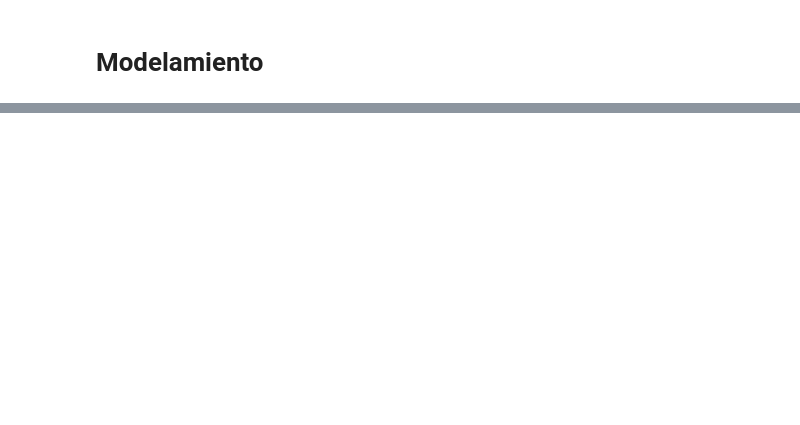
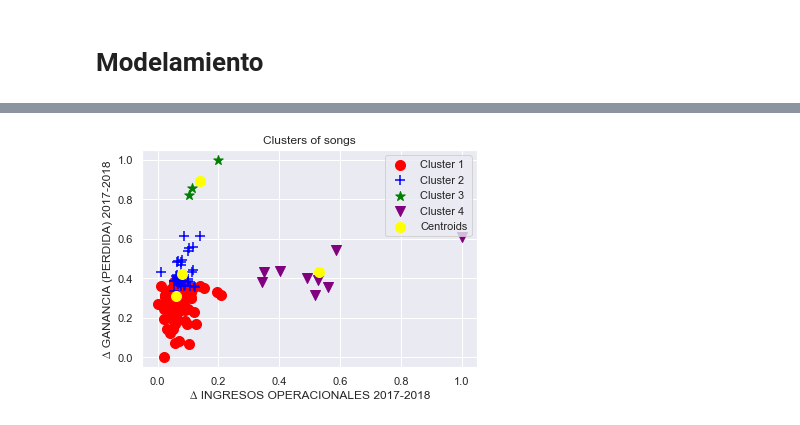
Before and after one commit to PedroVallejoSeade/Laboratorio-2---Clustering, a Jupyter notebook: K-means.ipynb, the cells around one changed output, grey strips where cells are left out. Drawn from its saved outputs; the diff is of its cells as text; code cells hidden in the pictures; blank space fills up the shorter version.

```diff
--- a/K-means.ipynb
+++ b/K-means.ipynb
@@ -240,0 +310,21 @@ df_prep_norm.describe()
+# %%
+#Transformar el contenido de las columnas a arreglo
+cols_number = df_prep_norm.to_numpy()
+cols_number
+
+name_cols_number = ['∆ INGRESOS OPERACIONALES 2017-2018', '∆ GANANCIA (PERDIDA) 2017-2018', '∆ TOTAL PATRIMONIO 2017-2018']
+# %%
+# Dibujar las primeras dos columnas utilizadas en el clustering que están en la posición 0 y 1
+plt.scatter(cols_number[kmeans.labels_ == 0, 0], cols_number[kmeans.labels_ == 0, 1], s = 100, marker='o', c = 'red', label = 'Cluster 1')
+plt.scatter(cols_number[kmeans.labels_ == 1, 0], cols_number[kmeans.labels_ == 1, 1], s = 100, marker='+', c = 'blue', label = 'Cluster 2')
+plt.scatter(cols_number[kmeans.labels_ == 2, 0], cols_number[kmeans.labels_ == 2, 1], s = 100, marker='*', c = 'green', label = 'Cluster 3')
+plt.scatter(cols_number[kmeans.labels_ == 3, 0], cols_number[kmeans.labels_ == 3, 1], s = 100, marker='v', c = 'purple', label = 'Cluster 4')
+
+plt.scatter(kmeans.cluster_centers_[:, 0], kmeans.cluster_centers_[:, 1], s = 100, c = 'yellow', label = 'Centroids')
+plt.title('Clusters of songs')
+plt.xlabel(name_cols_number[0])
+plt.ylabel(name_cols_number[1])
+plt.legend()
+plt.show()
+# %% [output]
+[figure, added]
```
Also changed, not shown: parts of 25 cells of this notebook.
